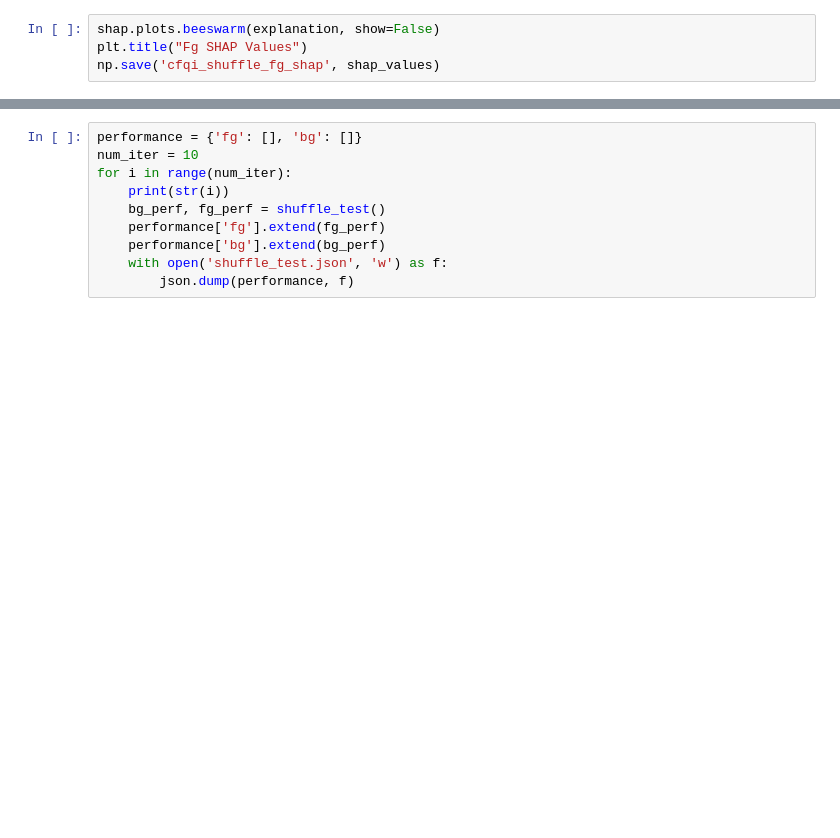
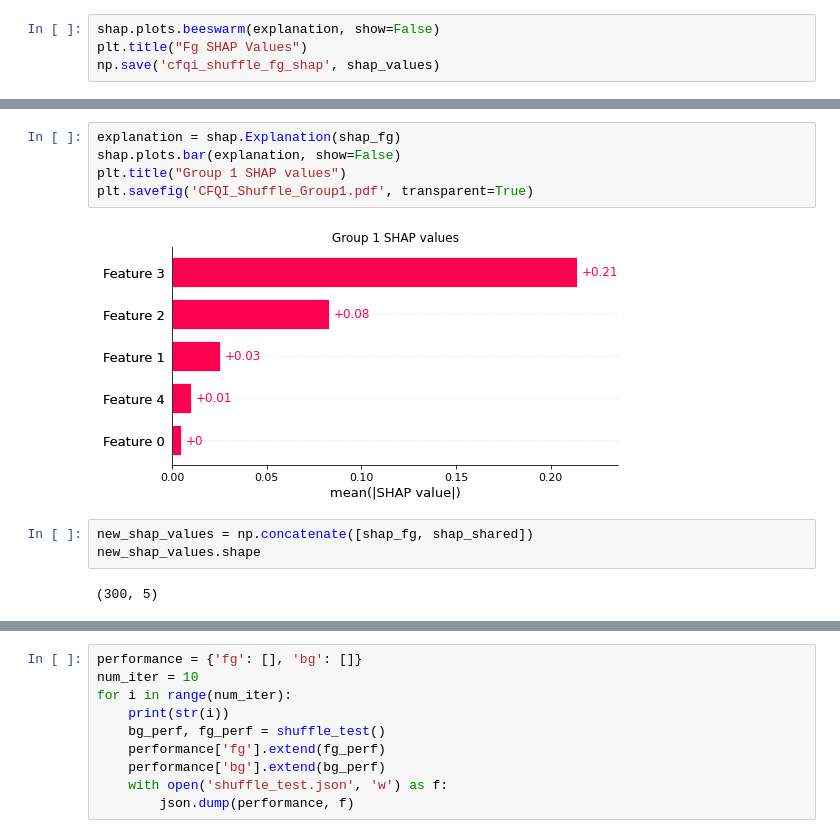
Before and after one commit to ArpiS/nested-policy-rl, a Jupyter notebook: simulated_fqi/neurips_experiments.ipynb, the cells around one changed output, grey strips where cells are left out. Cells and saved outputs as stored; diff of their text form; blank space fills up the shorter version.

```diff
--- a/simulated_fqi/neurips_experiments.ipynb
+++ b/simulated_fqi/neurips_experiments.ipynb
@@ -482,0 +463,12 @@ plt.savefig('CFQI_Shuffle_SHAP.pdf', transparent=True)
+# %%
+explanation = shap.Explanation(shap_fg)
+shap.plots.bar(explanation, show=False)
+plt.title("Group 1 SHAP values")
+plt.savefig('CFQI_Shuffle_Group1.pdf', transparent=True)
+# %% [output]
+[figure, added]
+# %%
+new_shap_values = np.concatenate([shap_fg, shap_shared])
+new_shap_values.shape
+# %% [output]
+(300, 5)
```
Also changed, not shown: parts of 7 cells of this notebook.
